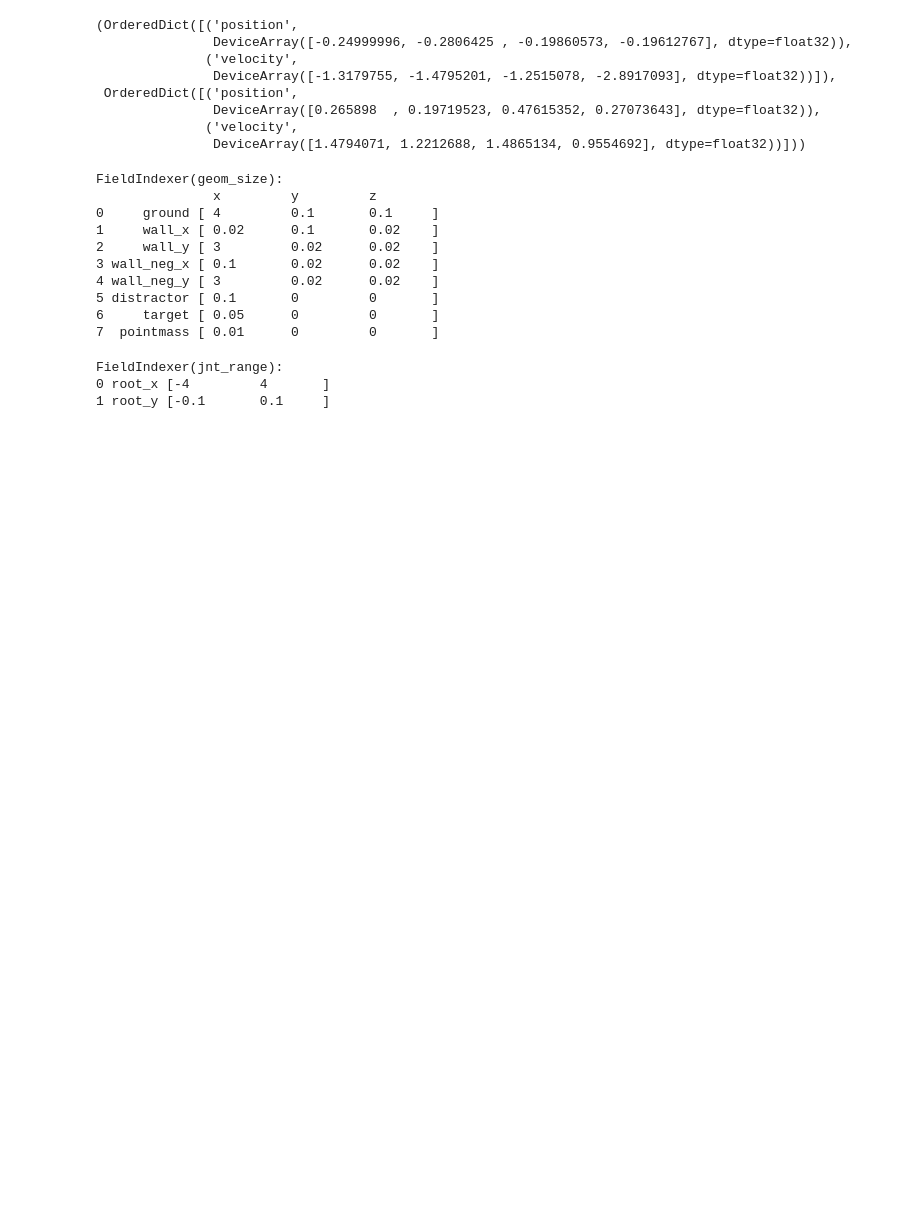
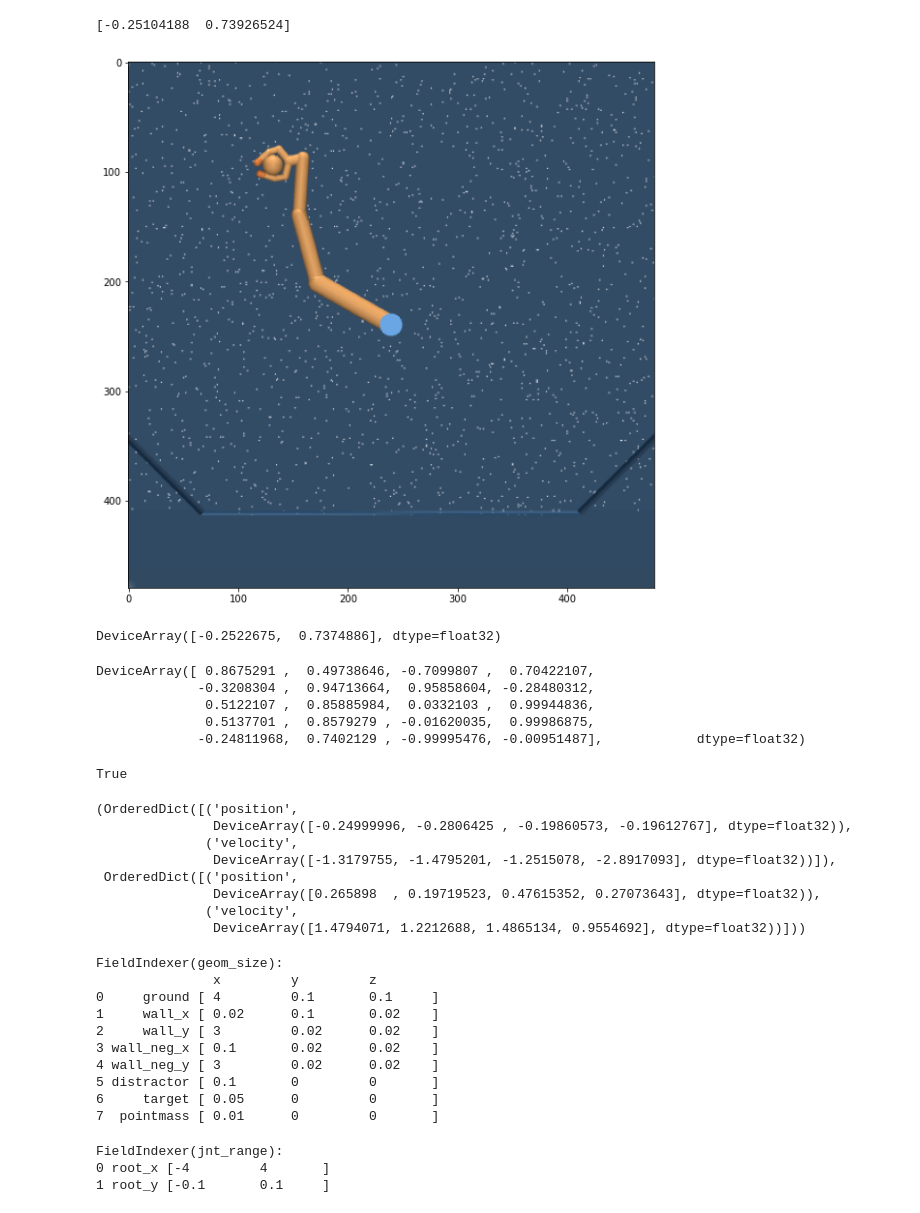
Before and after one commit to willwhitney/exploration-reimplementation, a Jupyter notebook: env dev.ipynb, the cells around one changed output. Saved outputs shown, nothing was run; the diff lists cells and outputs as text; code cells hidden in the pictures; blank space fills up the shorter version.

```diff
--- a/env dev.ipynb
+++ b/env dev.ipynb
@@ -31,0 +59,2 @@ render(env.physics)
+# %%
+env.step(np.zeros(env.action_spec().shape))
@@ -32,3 +71,40 @@ render(env.physics)
+# %%
+env.physics.named.data.qpos[env.task._object_joints[:2]] = env.physics.named.data.site_xpos['grasp', 'x'], env.physics.named.data.site_xpos['grasp', 'z']
+env.physics.after_reset()
+print(env.physics.named.data.qpos[env.task._object_joints[:2]])
+render(env.physics, camera_id='fixed')
+# %% [output]
+[-0.25104188  0.73926524]
+[figure, added]
+# %%
+timestep = env.step(np.zeros(env.action_spec().shape))
+flat_obs = utils.flatten_observation(timestep.observation)
+select_observations(env.observation_spec(), {'object_pos'}, flat_obs)[[0, 1]]
+# %% [output]
+DeviceArray([-0.2522675,  0.7374886], dtype=float32)
+# %%
+def select_observations(ospec, elements, flat_obs):
+    dims = []
+    start_dim = 0
+    for name, component in ospec.items():
+        end_dim = start_dim + np.prod(component.shape)
+        if name in elements:
+            dims += list(range(start_dim, end_dim))
+        start_dim = end_dim
+    return flat_obs[..., dims]
+
+flat_obs = utils.flatten_observation(timestep.observation)
+select_observations(env.observation_spec(), {'arm_pos', 'object_pos'}, flat_obs)
+# %% [output]
+DeviceArray([ 0.8675291 ,  0.49738646, -0.7099807 ,  0.70422107,
+             -0.3208304 ,  0.94713664,  0.95858604, -0.28480312,
+              0.5122107 ,  0.85885984,  0.0332103 ,  0.99944836,
+              0.5137701 ,  0.8579279 , -0.01620035,  0.99986875,
+             -0.24811968,  0.7402129 , -0.99995476, -0.00951487],            dtype=float32)
+# %%
+'object_pos' in env.observation_spec()
+# %% [output]
+True
 # %%
 estimate_domains('ball_in_cup_explore', 'catch')
 # %% [output]
```
Also changed, not shown: parts of 6 cells of this notebook, 9 other files.
